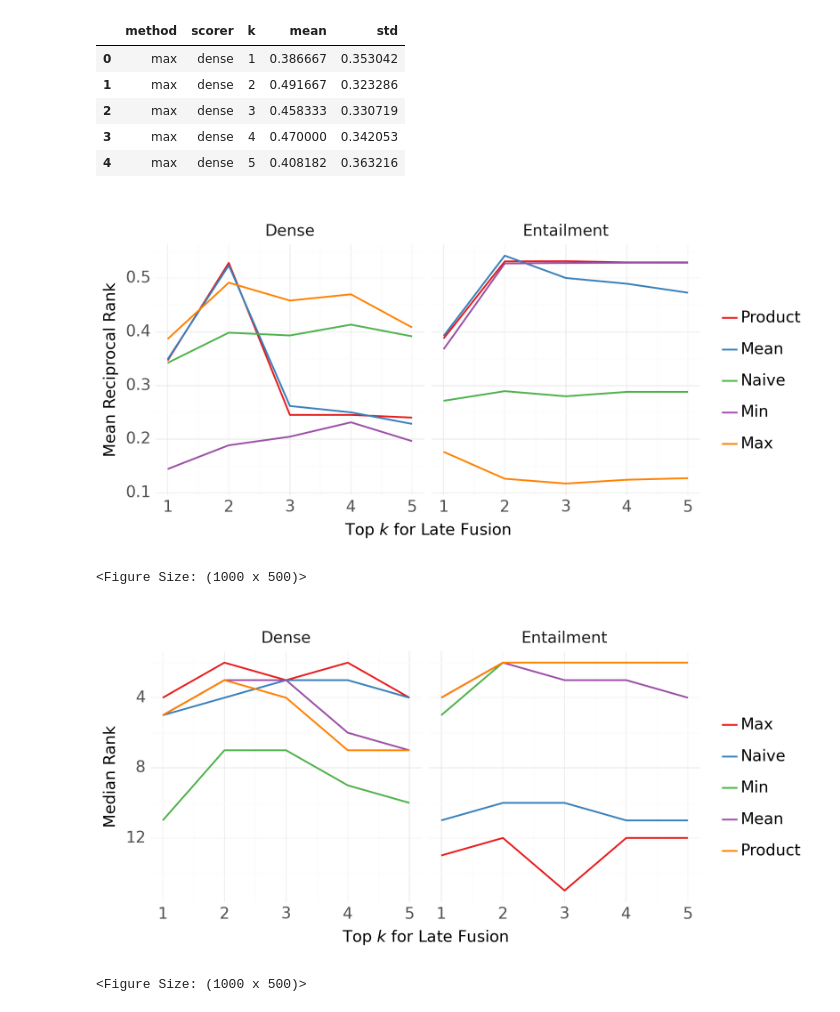
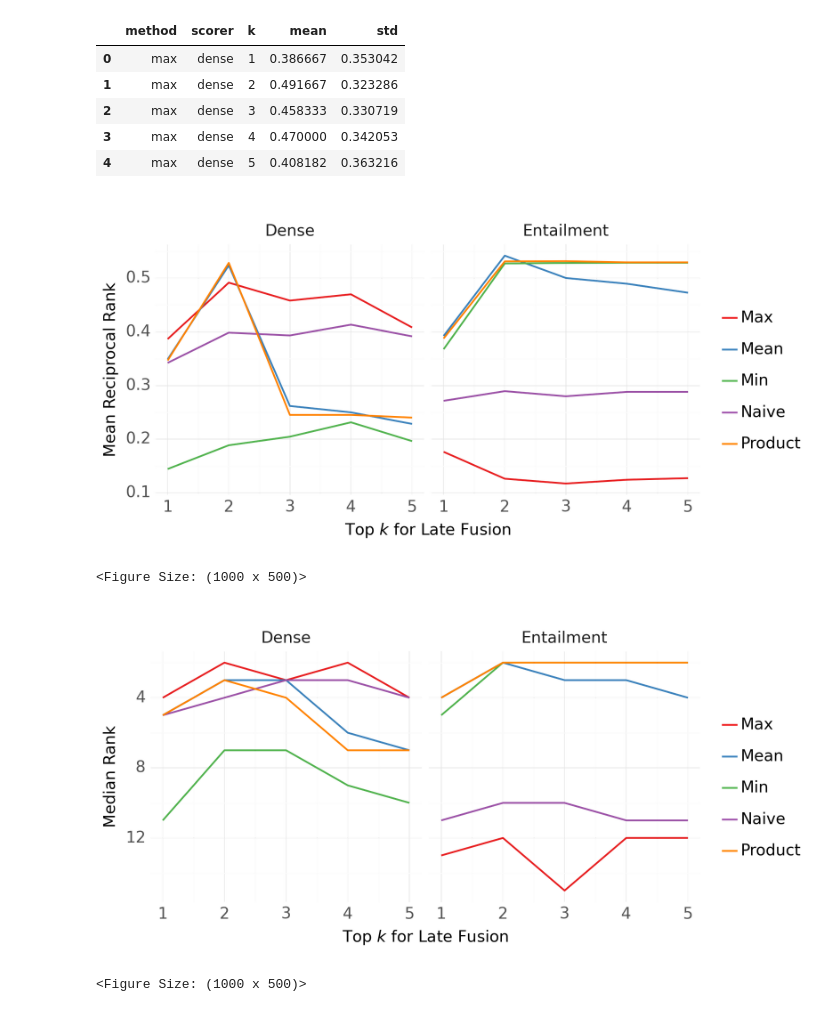
Before and after one commit to baronet2/marir, a Jupyter notebook: RIRD/21_compare_algorithms_item_first.ipynb, the cells around one changed output. Saved outputs shown, nothing was run; the diff lists cells and outputs as text; code cells hidden in the pictures.

```diff
--- a/RIRD/21_compare_algorithms_item_first.ipynb
+++ b/RIRD/21_compare_algorithms_item_first.ipynb
@@ -218,29 +218,29 @@ mrr_results.head()
 # %%
 from plotnine import *
 import numpy as np
 
 p = (
     mrr_results
     .assign(
         method_type = lambda d: np.where(d.method == 'naive', 'naive', 'aspect-based'),
         method = lambda d: d.method.replace({'prod': 'product'}).str.capitalize(),
         scorer = lambda d: d.scorer.str.capitalize()
     )
-    .pipe(ggplot, aes(y = 'mean', x = 'k', color = 'reorder(method, -mean)')) +
+    .pipe(ggplot, aes(y = 'mean', x = 'k', color = 'method')) +
     facet_wrap("scorer") +
     geom_line(size = 1) +
     theme_minimal() +
     scale_color_brewer(type="qual", palette="Set1") +
     # scale_color_manual(values = aspect_based_palette[:3] + ensemble_palette[:2] + naive_palette + aspect_based_palette[2:]) +
     labs(y = "Mean Reciprocal Rank", x = "Top $k$ for Late Fusion", color = "", linetype="") +
     theme(figure_size=(10, 5), text=element_text(size=16), legend_entry_spacing_y=16)
 )
 
 p.save("RIRD Results MRR.png")
 
 p
 # %% [output]
-[figure, old version]
+[figure, new version]
 <Figure Size: (1000 x 500)>
 # %%
 from plotnine import *
@@ -256,7 +256,7 @@ p = (
         method = lambda d: d.method.replace({'prod': 'product'}).str.capitalize(),
         scorer = lambda d: d.scorer.str.capitalize()
     )
-    .pipe(ggplot, aes(y = 'rank', x = 'k', color = 'reorder(method, -rank)')) +
+    .pipe(ggplot, aes(y = 'rank', x = 'k', color = 'method')) +
     facet_wrap("scorer") +
     geom_line(size = 1) +
     theme_minimal() +
@@ -270,7 +270,7 @@ p.save("RIRD Results Median.png")
 
 p
 # %% [output]
-[figure, old version]
+[figure, new version]
 <Figure Size: (1000 x 500)>
 # %%
 p = (
```
Also changed, not shown: parts of 1 cell of this notebook, 6 other files.
